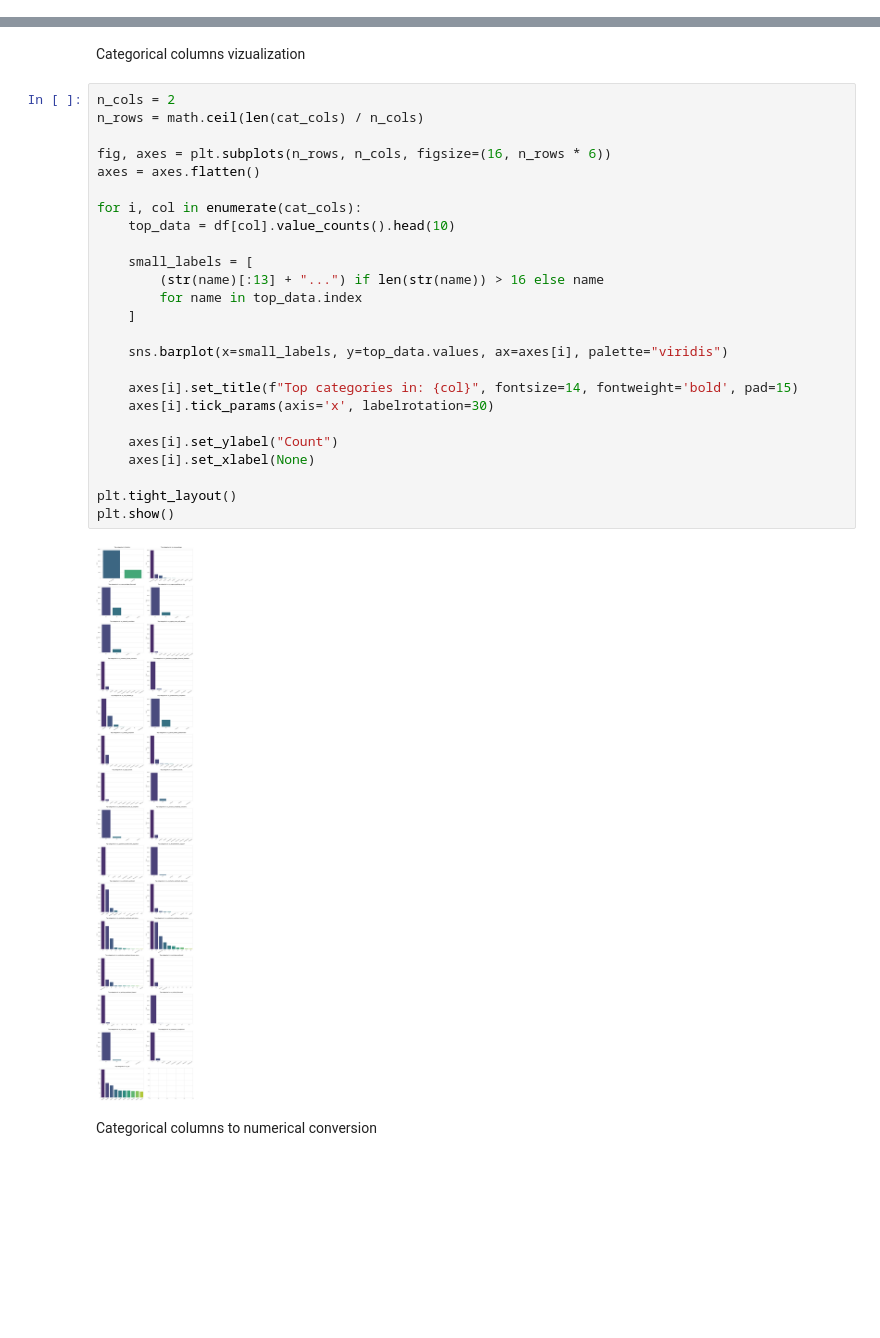
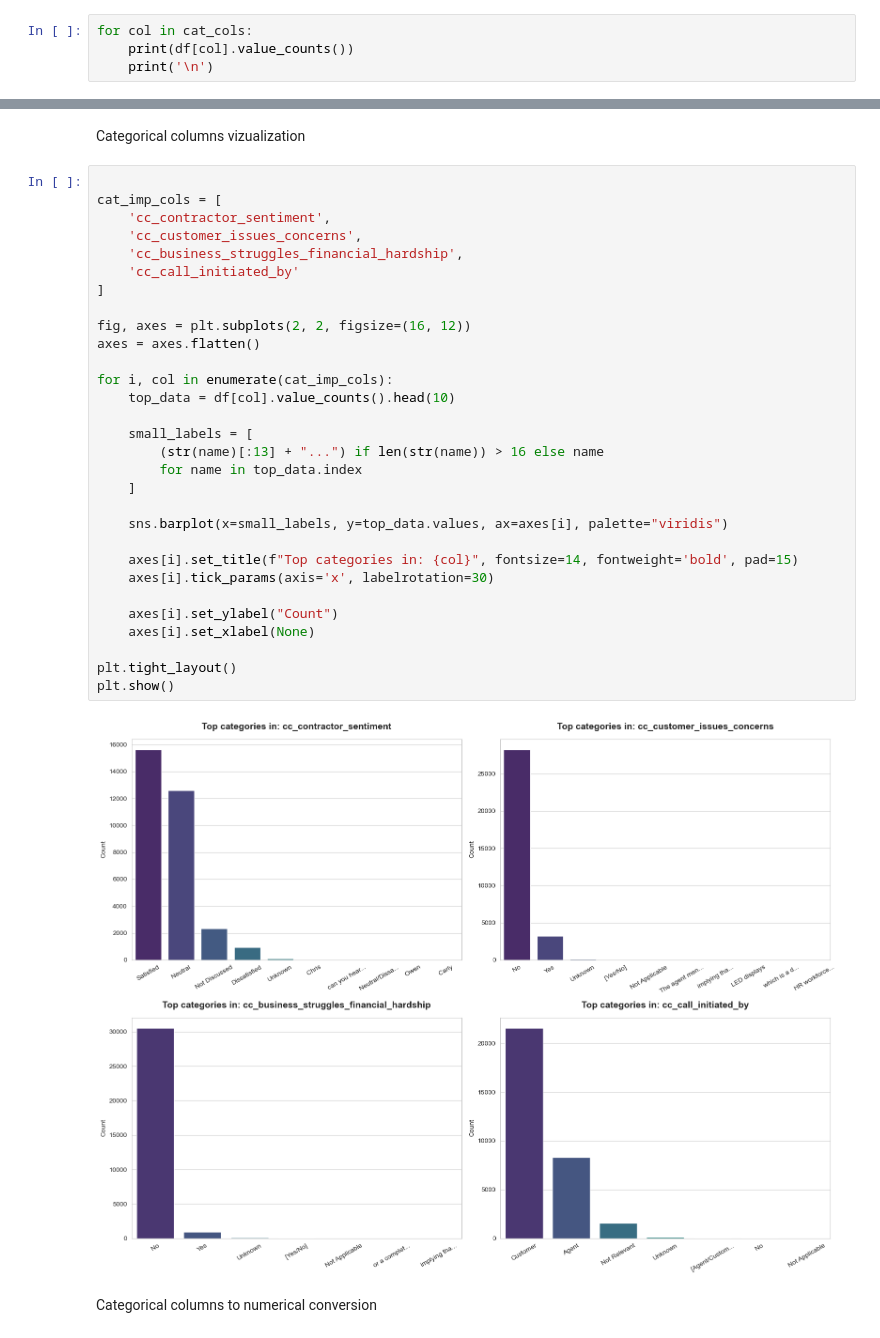
Before and after one commit to Slegendz/churn-prediction-project, a Jupyter notebook: notebooks/01_eda/cc_calls_eda.ipynb, the cells around one changed output, grey strips where cells are left out. Cells and saved outputs as stored; diff of their text form; blank space fills up the shorter version.

Commit message:
fix: Removed unimportant graph analysis

```diff
--- a/notebooks/01_eda/cc_calls_eda.ipynb
+++ b/notebooks/01_eda/cc_calls_eda.ipynb
@@ -179,3 +179,7 @@ for col in cat_cols:
 print("Nulls exist in categorical columns :", df.isnull().values.any())
 # %% [output]
 Nulls exist in categorical columns : False
+# %%
+for col in cat_cols:
+    print(df[col].value_counts())
+    print('\n')
@@ -182,32 +204,37 @@ Nulls exist in categorical columns : False
 # %% [markdown]
 Categorical columns vizualization
 # %%
-n_cols = 2
-n_rows = math.ceil(len(cat_cols) / n_cols)
 
-fig, axes = plt.subplots(n_rows, n_cols, figsize=(16, n_rows * 6))
+cat_imp_cols = [
+    'cc_contractor_sentiment',
+    'cc_customer_issues_concerns',
+    'cc_business_struggles_financial_hardship',
+    'cc_call_initiated_by'
+]
+
+fig, axes = plt.subplots(2, 2, figsize=(16, 12))
 axes = axes.flatten()
 
-for i, col in enumerate(cat_cols):
+for i, col in enumerate(cat_imp_cols):
     top_data = df[col].value_counts().head(10)
 
     small_labels = [
         (str(name)[:13] + "...") if len(str(name)) > 16 else name
         for name in top_data.index
     ]
 
     sns.barplot(x=small_labels, y=top_data.values, ax=axes[i], palette="viridis")
 
     axes[i].set_title(f"Top categories in: {col}", fontsize=14, fontweight='bold', pad=15)
     axes[i].tick_params(axis='x', labelrotation=30)
 
     axes[i].set_ylabel("Count")
     axes[i].set_xlabel(None)
 
 plt.tight_layout()
 plt.show()
 # %% [output]
-[figure, old version]
+[figure, new version]
 # %% [markdown]
 Categorical columns to numerical conversion
 # %%
```
Also changed, not shown: parts of 12 cells of this notebook.
